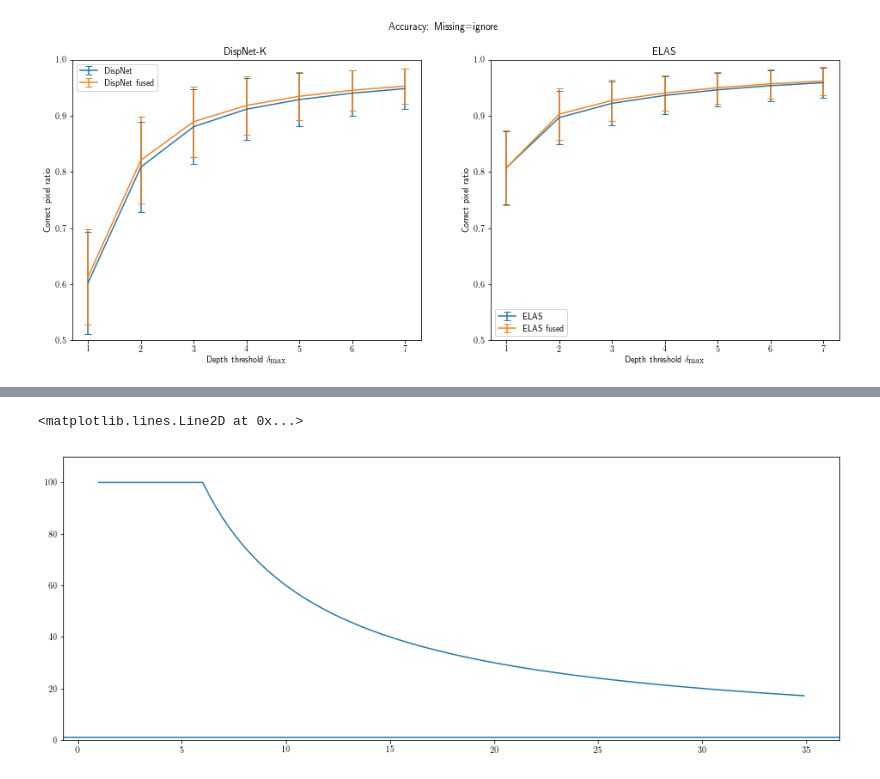
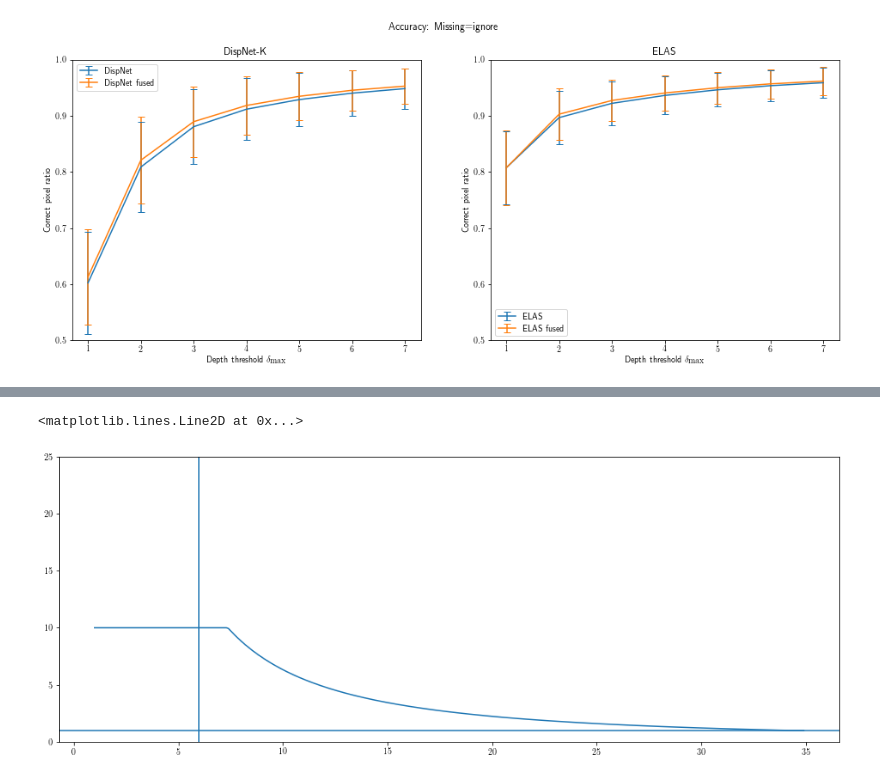
Before and after one commit to AndreiBarsan/DynSLAM, a Jupyter notebook: notebooks/DepthAnalysis.ipynb, the cells around one changed output, grey strips where cells are left out. Saved outputs shown, nothing was run; the diff lists cells and outputs as text; code cells hidden in the pictures.

```diff
--- a/notebooks/DepthAnalysis.ipynb
+++ b/notebooks/DepthAnalysis.ipynb
@@ -261,13 +261,14 @@ Remaining issue: figure out WHY the error is higher for the fusion than for the
 ![](img/itm-semantics-depth-plots.png)
 # %%
 x = np.arange(1, 35, 0.1)
-y =  600 / ( x + 0 )
+y =  200 / ( x ** 1.5 )
 y[y < 1] = 1
-y[y > 100] = 100
+y[y > 10] = 10
 
 plt.plot(x, y)
-plt.ylim(0 , 110)
+plt.ylim(0 , 25)
 plt.axhline(1)
+plt.axvline(6)
 # %% [output]
 <matplotlib.lines.Line2D at 0x...>
-[figure, old version]
+[figure, new version]
```
Also changed, not shown: 4 other files.
